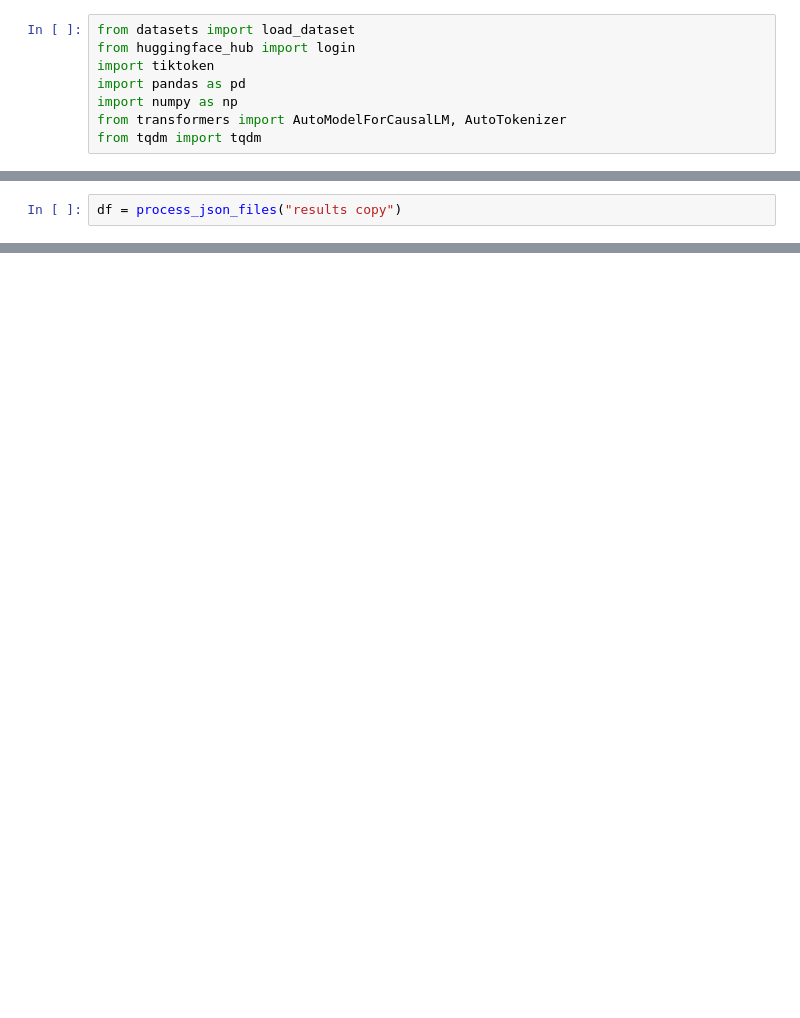
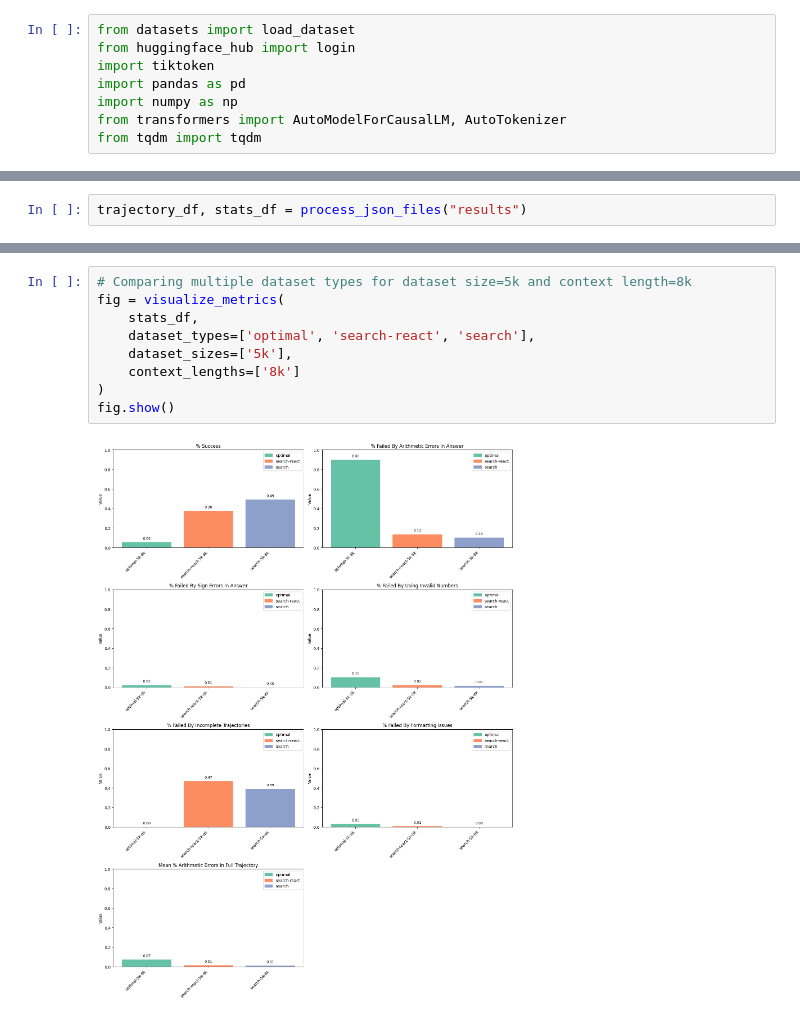
Before and after one commit to chloeli-15/stream-of-search, a Jupyter notebook: trajectory_analysis.ipynb, the cells around one changed output, grey strips where cells are left out. Saved outputs shown, nothing was run; the diff lists cells and outputs as text; blank space fills up the shorter version.

```diff
--- a/trajectory_analysis.ipynb
+++ b/trajectory_analysis.ipynb
@@ -501,2 +535,2 @@ def process_json_files(base_dir):
 # %%
-df = process_json_files("results copy")
+trajectory_df, stats_df = process_json_files("results")
@@ -593,0 +756,11 @@ for metric in metric_cols:
+# %%
+# Comparing multiple dataset types for dataset size=5k and context length=8k
+fig = visualize_metrics(
+    stats_df,
+    dataset_types=['optimal', 'search-react', 'search'],
+    dataset_sizes=['5k'],
+    context_lengths=['8k']
+)
+fig.show()
+# %% [output]
+[figure, added]
```
Also changed, not shown: parts of 13 cells of this notebook.
